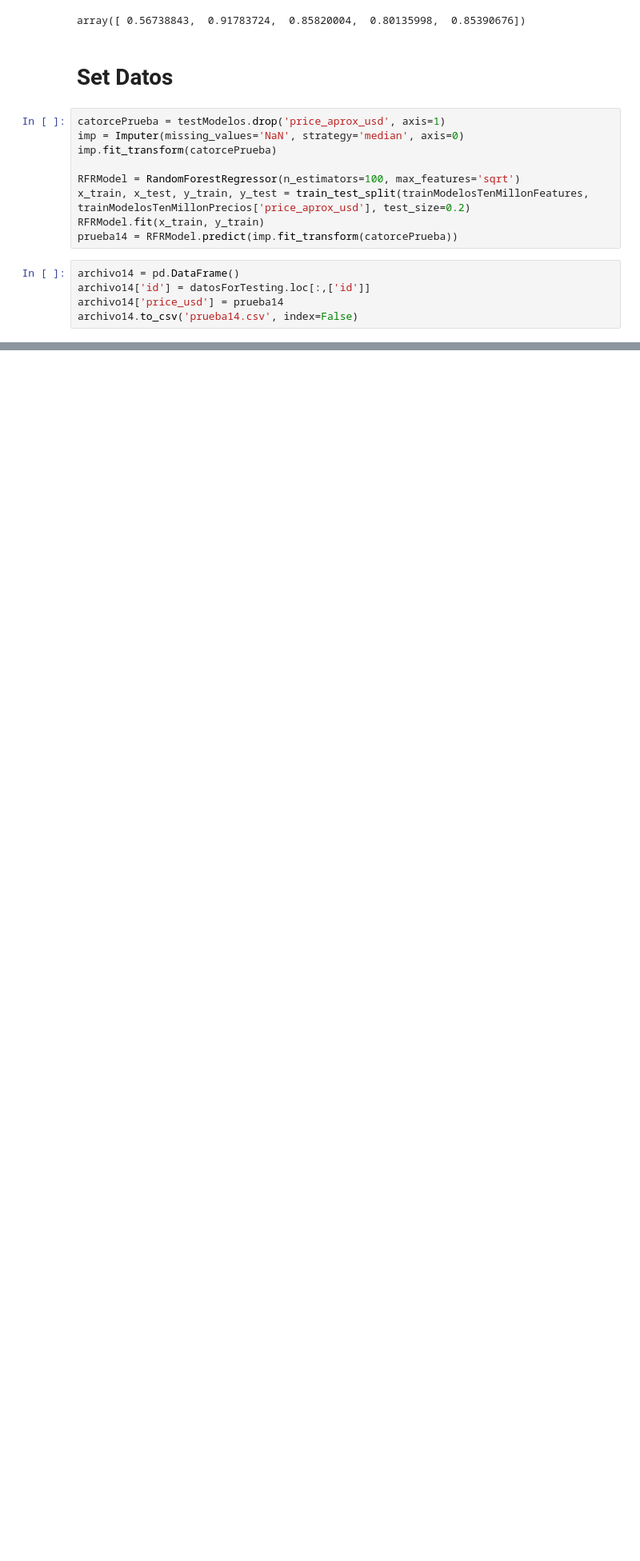
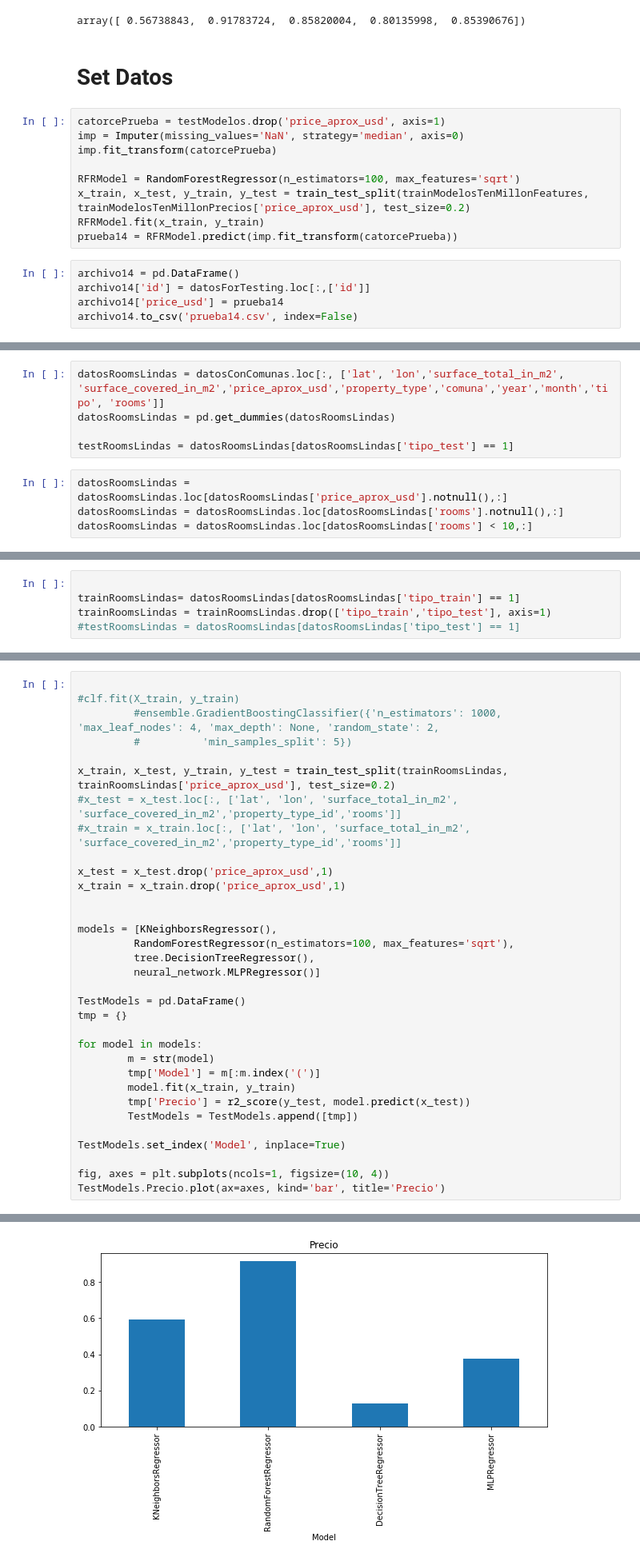
Before and after one commit to NicoGallegos/tpdatos, a Jupyter notebook: TP 2 -Nico.ipynb, the cells around one changed output, grey strips where cells are left out. Shown at 80% size. Cells and saved outputs as stored; diff of their text form; blank space fills up the shorter version.

Commit message:
rooms linda

```diff
--- a/TP 2 -Nico.ipynb
+++ b/TP 2 -Nico.ipynb
@@ -1747,0 +1746,9 @@ archivo14.to_csv('prueba14.csv', index=False)
+# %%
+datosRoomsLindas = datosConComunas.loc[:, ['lat', 'lon','surface_total_in_m2', 'surface_covered_in_m2','price_aprox_usd','property_type','comuna','year','month','tipo', 'rooms']]
+datosRoomsLindas = pd.get_dummies(datosRoomsLindas)
+
+testRoomsLindas = datosRoomsLindas[datosRoomsLindas['tipo_test'] == 1]
+# %%
+datosRoomsLindas = datosRoomsLindas.loc[datosRoomsLindas['price_aprox_usd'].notnull(),:]
+datosRoomsLindas = datosRoomsLindas.loc[datosRoomsLindas['rooms'].notnull(),:]
+datosRoomsLindas = datosRoomsLindas.loc[datosRoomsLindas['rooms'] < 10,:]
@@ -1747,0 +1776,5 @@ archivo14.to_csv('prueba14.csv', index=False)
+# %%
+
+trainRoomsLindas= datosRoomsLindas[datosRoomsLindas['tipo_train'] == 1]
+trainRoomsLindas = trainRoomsLindas.drop(['tipo_train','tipo_test'], axis=1)
+#testRoomsLindas = datosRoomsLindas[datosRoomsLindas['tipo_test'] == 1]
@@ -1747,0 +1791,34 @@ archivo14.to_csv('prueba14.csv', index=False)
+# %%
+
+#clf.fit(X_train, y_train)
+         #ensemble.GradientBoostingClassifier({'n_estimators': 1000, 'max_leaf_nodes': 4, 'max_depth': None, 'random_state': 2,
+         #          'min_samples_split': 5})
+
+x_train, x_test, y_train, y_test = train_test_split(trainRoomsLindas, trainRoomsLindas['price_aprox_usd'], test_size=0.2)
+#x_test = x_test.loc[:, ['lat', 'lon', 'surface_total_in_m2', 'surface_covered_in_m2','property_type_id','rooms']]
+#x_train = x_train.loc[:, ['lat', 'lon', 'surface_total_in_m2', 'surface_covered_in_m2','property_type_id','rooms']]
+
+x_test = x_test.drop('price_aprox_usd',1)
+x_train = x_train.drop('price_aprox_usd',1)
+
+
+models = [KNeighborsRegressor(),
+         RandomForestRegressor(n_estimators=100, max_features='sqrt'),
+         tree.DecisionTreeRegressor(),
+         neural_network.MLPRegressor()]
+
+TestModels = pd.DataFrame()
+tmp = {}
+
+for model in models:
+        m = str(model)
+        tmp['Model'] = m[:m.index('(')]
+        model.fit(x_train, y_train)
+        tmp['Precio'] = r2_score(y_test, model.predict(x_test))
+        TestModels = TestModels.append([tmp])
+
+TestModels.set_index('Model', inplace=True)
+
+fig, axes = plt.subplots(ncols=1, figsize=(10, 4))
+TestModels.Precio.plot(ax=axes, kind='bar', title='Precio')
+# %% [output]
@@ -1747,0 +1826 @@ archivo14.to_csv('prueba14.csv', index=False)
+[figure, added]
```
Also changed, not shown: parts of 13 cells of this notebook.
